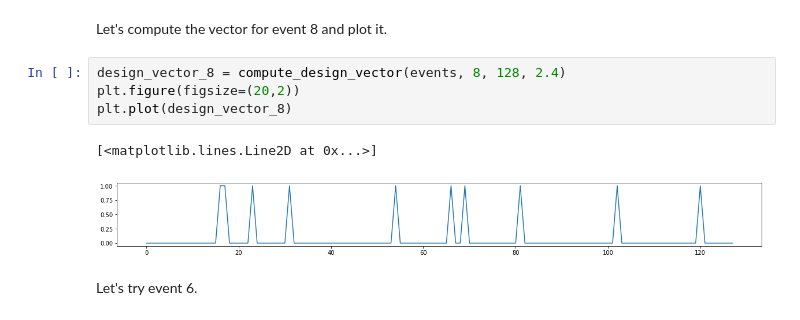
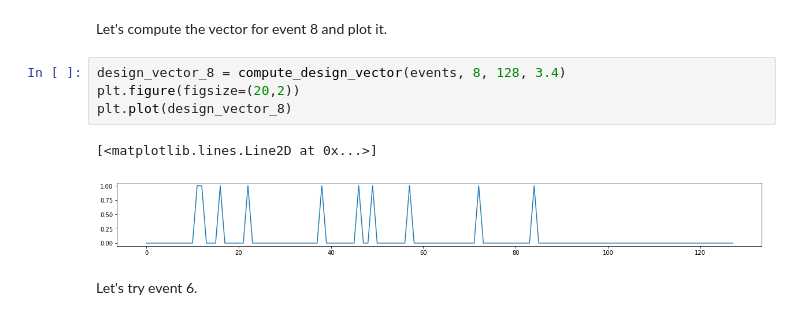
Before and after one commit to sapols/bai-book, a Jupyter notebook: content/labs/lab-glm_single_subject/index.ipynb, the cells around one changed output. Drawn from its saved outputs; the diff is of its cells as text.

```diff
--- a/content/labs/lab-glm_single_subject/index.ipynb
+++ b/content/labs/lab-glm_single_subject/index.ipynb
@@ -95,12 +95,12 @@ events, labels = get_localizer_design_data()
 # %% [markdown]
 Let's compute the vector for event 8 and plot it.
 # %%
-design_vector_8 = compute_design_vector(events, 8, 128, 2.4)
+design_vector_8 = compute_design_vector(events, 8, 128, 3.4)
 plt.figure(figsize=(20,2))
 plt.plot(design_vector_8)
 # %% [output]
 [<matplotlib.lines.Line2D at 0x...>]
-[figure, old version]
+[figure, new version]
 # %% [markdown]
 Let's try event 6.
 # %%
```
Also changed, not shown: parts of 43 cells of this notebook.
